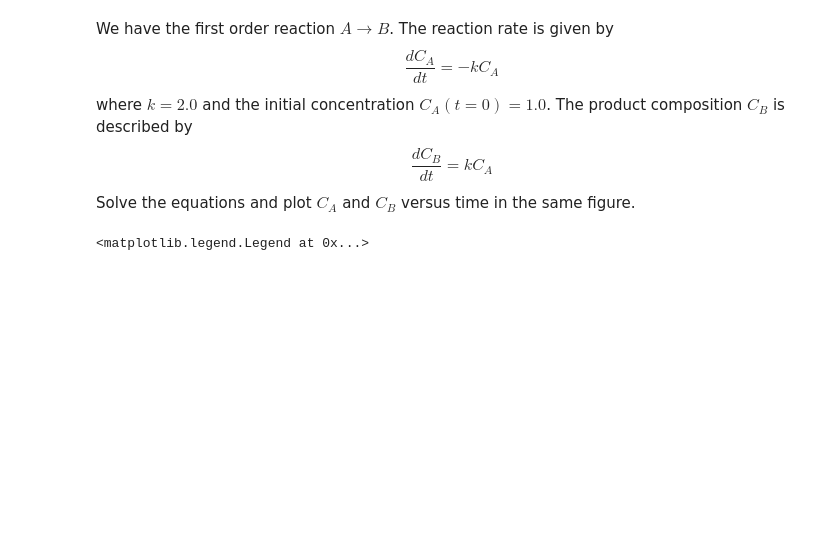
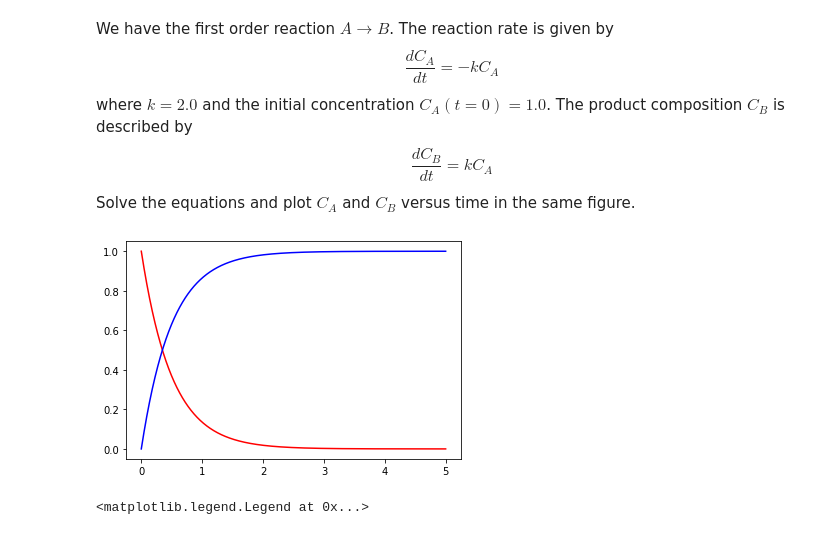
Before and after one commit to Sean-Reinhardt/Reinhardt-Sean, a Jupyter notebook: 07_ScyPy_ODE.ipynb, the cells around one changed output. Drawn from its saved outputs; the diff is of its cells as text; code cells hidden in the pictures; blank space fills up the shorter version.

```diff
--- a/07_ScyPy_ODE.ipynb
+++ b/07_ScyPy_ODE.ipynb
@@ -49,6 +49,23 @@ $$ \frac{dC_A}{dt} = -kC_A $$
 where $k = 2.0$ and the initial concentration $C_A(t=0)=1.0$. The product composition $C_B$ is described by
 $$\frac{dC_B}{dt} = k C_A$$
 Solve the equations and plot $C_A$ and $C_B$ versus time in the same figure.
+# %%
+def rx(Z,t):
+  k = 2
+  r = k * Z[0]
+  dAdt = -r
+  dBdt = r
+  return[dAdt, dBdt]
+Z0 = [1,0]
+t = np.linspace(0,5,1000)
+konz = odeint(rx,Z0,t)
+cA = konz[:,0]
+cB = konz[:,1]
+plt.plot(t,cA,'r')
+plt.plot(t,cB,'b')
+plt.show()
+# %% [output]
+[figure, added]
 # %%
  def rnx(C,t):
    Ca = C[0]
```
